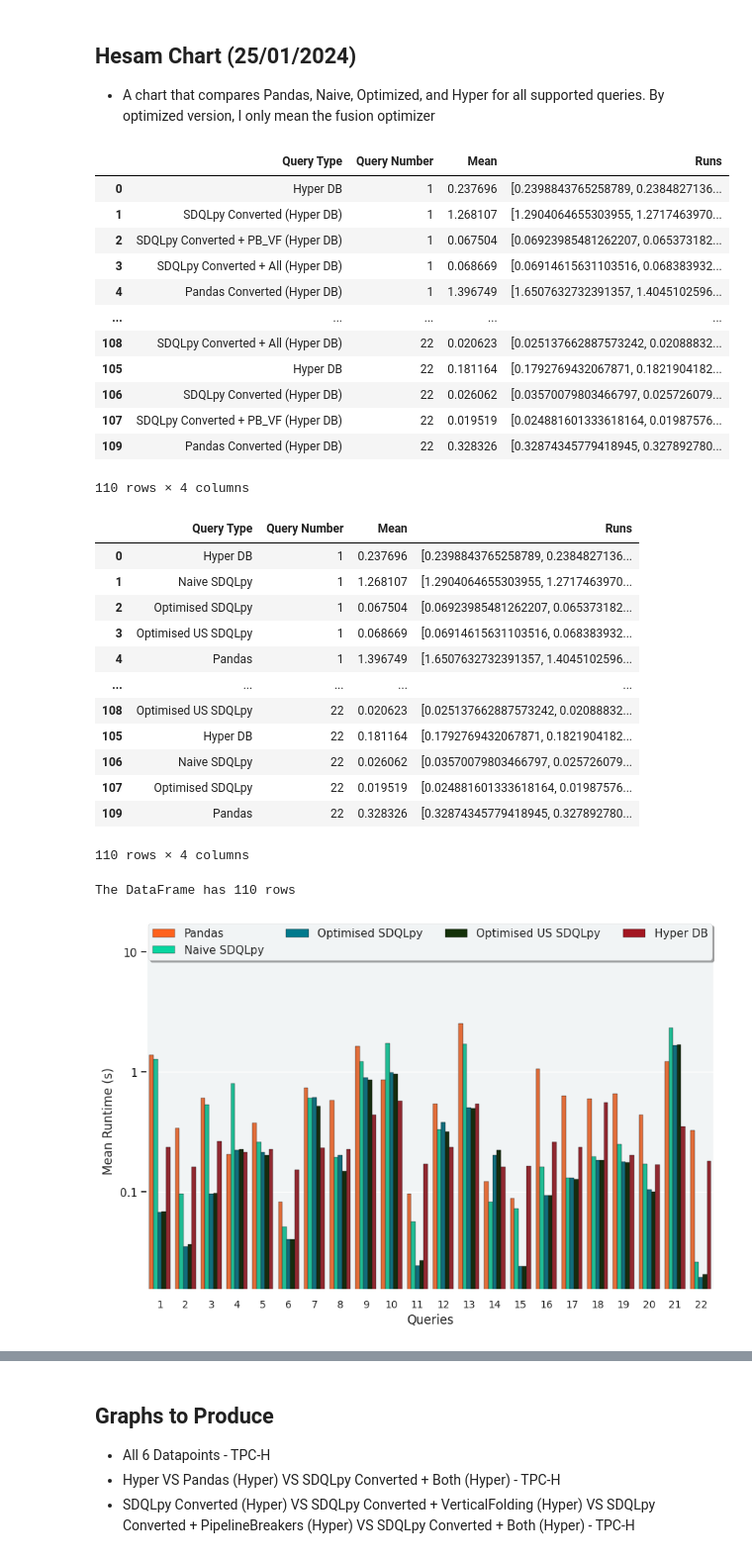
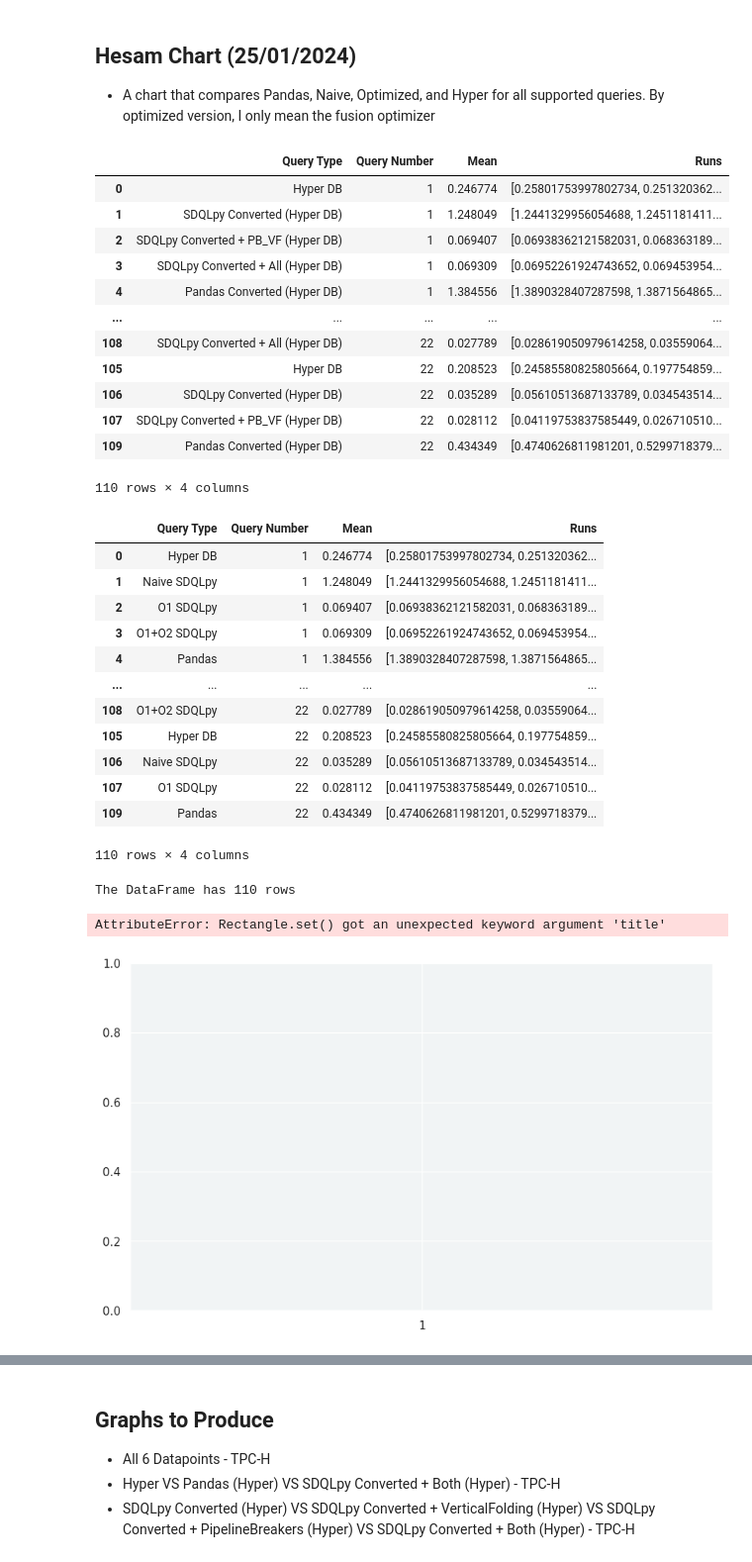
Before and after one commit to groegercesg/QueryBridge, a Jupyter notebook: benchmarking/notebooks/year2_analysis.ipynb, the cells around one changed output, grey strips where cells are left out. Shown at 99% size. Drawn from its saved outputs; the diff is of its cells as text; code cells hidden in the pictures.

Commit message:
Results gathered and graphs generated

```diff
--- a/benchmarking/notebooks/year2_analysis.ipynb
+++ b/benchmarking/notebooks/year2_analysis.ipynb
@@ -16,5 +16,5 @@ results2 = results2[results2["Query Name"].isin(["SDQLpy Converted + PipelineBre
 # %%
-results = pd.read_csv("../test_results/hyper_sdqlpy_pandas_tpch_aggrs_opts_test_results.csv")
+results = pd.read_csv("../test_results/hyper_sdqlpy_pandas_tpch_aggrs_opts_singlethreaded_test_results.csv")
 
 #results = pd.concat([results, results2], ignore_index=True)
 #results = results.rename(columns={"Average": "Mean"})
@@ -79,7 +79,7 @@ def scale_lightness(hex, scale_l):
     # manipulate h, l, s values and return as rgb
     return colorsys.hls_to_rgb(h, min(1, l * scale_l), s = s)
 # %%
-def make_compare_graph(df, order, color, hatching, filename, x_value='Query Number', y_value='Mean'):
+def make_compare_graph(title, df, order, color, hatching, filename, x_value='Query Number', y_value='Mean'):
     assert len(order) == len(color) == len(hatching)
     print(f"The DataFrame has {len(df)} rows")
     # plot with seaborn barplot
@@ -121,6 +121,8 @@ def make_compare_graph(df, order, color, hatching, filename, x_value='Query Numb
     # Add them to legend
     ax.legend(leg_artists, order, loc='upper center', bbox_to_anchor=(0.5, 1.10),
               ncol=4, fancybox=True, shadow=True)
+
+    # ax.set_title(title)
 
     if filename != None:
         plt.savefig(filename, bbox_inches="tight")
@@ -221,24 +224,24 @@ NameError: name 'DBColors' is not defined
 results
 # %% [output]
 |  | Query Type | Query Number | Mean | Runs |
-| 0 | Hyper DB | 1 | 0.237696 | [0.2398843765258789, 0.2384827136... |
-| 1 | SDQLpy Converted (Hyper DB) | 1 | 1.268107 | [1.2904064655303955, 1.2717463970... |
-| 2 | SDQLpy Converted + PB_VF (Hyper DB) | 1 | 0.067504 | [0.06923985481262207, 0.065373182... |
-| 3 | SDQLpy Converted + All (Hyper DB) | 1 | 0.068669 | [0.06914615631103516, 0.068383932... |
-| 4 | Pandas Converted (Hyper DB) | 1 | 1.396749 | [1.6507632732391357, 1.4045102596... |
+| 0 | Hyper DB | 1 | 0.246774 | [0.25801753997802734, 0.251320362... |
+| 1 | SDQLpy Converted (Hyper DB) | 1 | 1.248049 | [1.2441329956054688, 1.2451181411... |
+| 2 | SDQLpy Converted + PB_VF (Hyper DB) | 1 | 0.069407 | [0.06938362121582031, 0.068363189... |
+| 3 | SDQLpy Converted + All (Hyper DB) | 1 | 0.069309 | [0.06952261924743652, 0.069453954... |
+| 4 | Pandas Converted (Hyper DB) | 1 | 1.384556 | [1.3890328407287598, 1.3871564865... |
 | ... | ... | ... | ... | ... |
-| 108 | SDQLpy Converted + All (Hyper DB) | 22 | 0.020623 | [0.025137662887573242, 0.02088832... |
-| 105 | Hyper DB | 22 | 0.181164 | [0.1792769432067871, 0.1821904182... |
-| 106 | SDQLpy Converted (Hyper DB) | 22 | 0.026062 | [0.03570079803466797, 0.025726079... |
-| 107 | SDQLpy Converted + PB_VF (Hyper DB) | 22 | 0.019519 | [0.024881601333618164, 0.01987576... |
-| 109 | Pandas Converted (Hyper DB) | 22 | 0.328326 | [0.32874345779418945, 0.327892780... |
+| 108 | SDQLpy Converted + All (Hyper DB) | 22 | 0.027789 | [0.028619050979614258, 0.03559064... |
+| 105 | Hyper DB | 22 | 0.208523 | [0.24585580825805664, 0.197754859... |
+| 106 | SDQLpy Converted (Hyper DB) | 22 | 0.035289 | [0.05610513687133789, 0.034543514... |
+| 107 | SDQLpy Converted + PB_VF (Hyper DB) | 22 | 0.028112 | [0.04119753837585449, 0.026710510... |
+| 109 | Pandas Converted (Hyper DB) | 22 | 0.434349 | [0.4740626811981201, 0.5299718379... |
 110 rows × 4 columns
 # %%
 results['Query Type'] = results['Query Type'].replace(
     {
         'SDQLpy Converted (Hyper DB)': 'Naive SDQLpy',
-        'SDQLpy Converted + PB_VF (Hyper DB)': 'Optimised SDQLpy',
-        'SDQLpy Converted + All (Hyper DB)': 'Optimised US SDQLpy',
+        'SDQLpy Converted + PB_VF (Hyper DB)': 'O1 SDQLpy',
+        'SDQLpy Converted + All (Hyper DB)': 'O1+O2 SDQLpy',
         'Pandas Converted (Hyper DB)': 'Pandas'
      }
 )
@@ -246,42 +249,45 @@ results['Query Type'] = results['Query Type'].replace(
 results
 # %% [output]
 |  | Query Type | Query Number | Mean | Runs |
-| 0 | Hyper DB | 1 | 0.237696 | [0.2398843765258789, 0.2384827136... |
-| 1 | Naive SDQLpy | 1 | 1.268107 | [1.2904064655303955, 1.2717463970... |
-| 2 | Optimised SDQLpy | 1 | 0.067504 | [0.06923985481262207, 0.065373182... |
-| 3 | Optimised US SDQLpy | 1 | 0.068669 | [0.06914615631103516, 0.068383932... |
-| 4 | Pandas | 1 | 1.396749 | [1.6507632732391357, 1.4045102596... |
+| 0 | Hyper DB | 1 | 0.246774 | [0.25801753997802734, 0.251320362... |
+| 1 | Naive SDQLpy | 1 | 1.248049 | [1.2441329956054688, 1.2451181411... |
+| 2 | O1 SDQLpy | 1 | 0.069407 | [0.06938362121582031, 0.068363189... |
+| 3 | O1+O2 SDQLpy | 1 | 0.069309 | [0.06952261924743652, 0.069453954... |
+| 4 | Pandas | 1 | 1.384556 | [1.3890328407287598, 1.3871564865... |
 | ... | ... | ... | ... | ... |
-| 108 | Optimised US SDQLpy | 22 | 0.020623 | [0.025137662887573242, 0.02088832... |
-| 105 | Hyper DB | 22 | 0.181164 | [0.1792769432067871, 0.1821904182... |
-| 106 | Naive SDQLpy | 22 | 0.026062 | [0.03570079803466797, 0.025726079... |
-| 107 | Optimised SDQLpy | 22 | 0.019519 | [0.024881601333618164, 0.01987576... |
-| 109 | Pandas | 22 | 0.328326 | [0.32874345779418945, 0.327892780... |
+| 108 | O1+O2 SDQLpy | 22 | 0.027789 | [0.028619050979614258, 0.03559064... |
+| 105 | Hyper DB | 22 | 0.208523 | [0.24585580825805664, 0.197754859... |
+| 106 | Naive SDQLpy | 22 | 0.035289 | [0.05610513687133789, 0.034543514... |
+| 107 | O1 SDQLpy | 22 | 0.028112 | [0.04119753837585449, 0.026710510... |
+| 109 | Pandas | 22 | 0.434349 | [0.4740626811981201, 0.5299718379... |
 110 rows × 4 columns
 # %%
 # All 4 Datapoints - TPC-H
 class HesamColours(Enum):
     HYPER = "#A31621"
     NAIVE_SDQLPY = "#06D6A0"
     OPT_SDQLPY = "#143109"
     PANDAS = "#FE621D"
 
-all_4_order = ["Pandas", "Naive SDQLpy", "Optimised SDQLpy", "Optimised US SDQLpy", "Hyper DB"]
+all_4_order = ["Pandas", "Naive SDQLpy", "O1 SDQLpy", "O1+O2 SDQLpy", "Hyper DB"]
 all_4_data = results[results["Query Type"].isin(all_4_order)]
 
 all_4_color = [HesamColours.PANDAS.value, HesamColours.NAIVE_SDQLPY.value,
                DBColors.SDQLPY_PB_NRP.value, HesamColours.OPT_SDQLPY.value, HesamColours.HYPER.value]
 all_4_hatch = [None, None, None, None, None]
-all_4_filename = "../analysis_results/Hyper_SDQLpy_Optimised_24012024.jpg"
+all_4_filename = "../analysis_results/Hyper_SDQLpy_Optimised_27012024.jpg"
+all_4_title = "TPC-H Single Threaded"
 
-make_compare_graph(all_4_data,
+make_compare_graph(all_4_title,
+                   all_4_data,
                    all_4_order,
                    all_4_color,
                    all_4_hatch,
                    all_4_filename)
 # %% [output]
 The DataFrame has 110 rows
+AttributeError: Rectangle.set() got an unexpected keyword argument 'title'
-[figure, old version]
+[figure, new version]
 # %%
 overall = results.groupby("Query Type").agg(
     overall_mean_runtime=("Mean", "mean")
```
Also changed, not shown: parts of 9 cells of this notebook, 9 other files.
